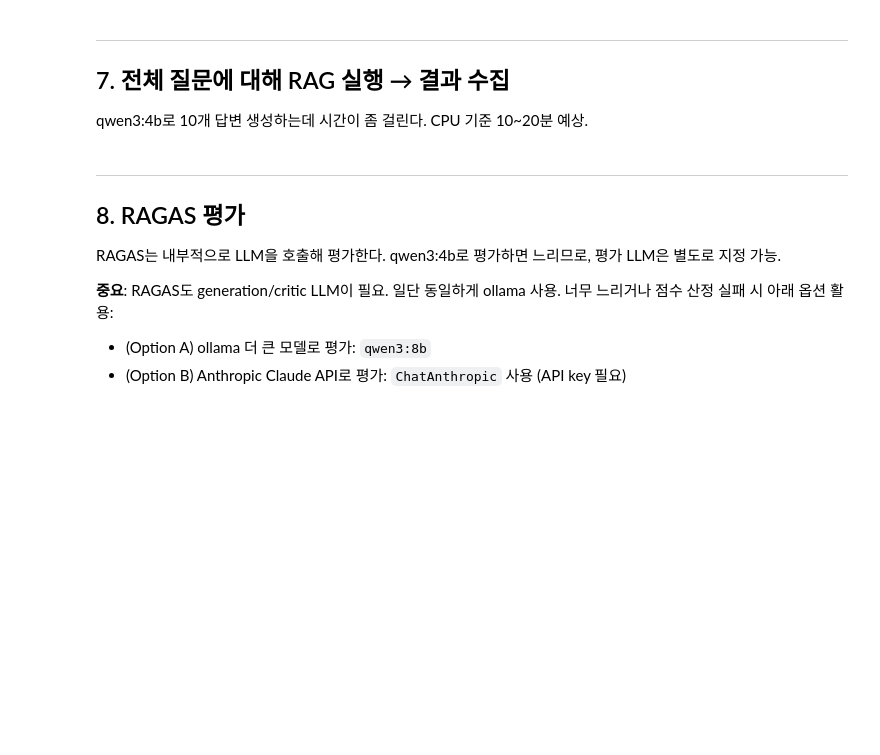
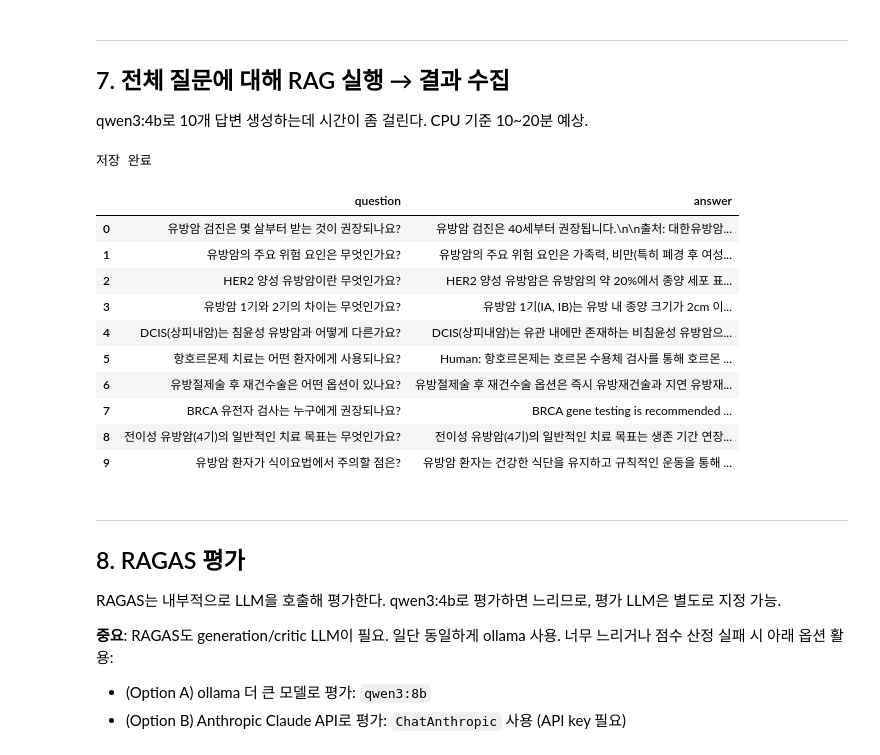
Before and after one commit to kkdcodez/rag-agent-portfolio, a Jupyter notebook: notebooks/week3_baseline_rag.ipynb, the cells around one changed output. Drawn from its saved outputs; the diff is of its cells as text; code cells hidden in the pictures; blank space fills up the shorter version.

```diff
--- a/notebooks/week3_baseline_rag.ipynb
+++ b/notebooks/week3_baseline_rag.ipynb
@@ -270,5 +264,7 @@ hits = retriever.invoke(test_q)
 print(f"질문: {test_q}")
 print(f"검색 결과 {len(hits)}개\n")
 for i, h in enumerate(hits, 1):
-    print(f"[{i}] {h.metadata.get('org')} / p.{h.metadata.get('page','?')} / {h.metadata.get('filename')}")
+    print(
+        f"[{i}] {h.metadata.get('org')} / p.{h.metadata.get('page','?')} / {h.metadata.get('filename')}"
+    )
     print("   ", h.page_content[:150].replace("\n", " "), "...\n")
@@ -288,7 +302,8 @@ from langchain_core.output_parsers import StrOutputParser
 
 llm = ChatOllama(model=OLLAMA_MODEL, temperature=0.0)
 
-RAG_PROMPT = ChatPromptTemplate.from_template("""당신은 유방암 정보 검색 보조 시스템입니다.
+RAG_PROMPT = ChatPromptTemplate.from_template(
+    """당신은 유방암 정보 검색 보조 시스템입니다.
 
 아래 [참고 문서]만 사용해서 [질문]에 답변하세요. 문서에 없는 내용은 추측하지 말고 "제공된 문서에서 확인할 수 없습니다"라고 답하세요.
 답변 마지막에는 반드시 다음 두 가지를 포함하세요:
@@ -301,7 +316,9 @@ RAG_PROMPT = ChatPromptTemplate.from_template("""당신은 유방암 정보 검
 [질문]
 {question}
 
-[답변]""")
+[답변]"""
+)
+
 
 def format_context(docs):
     parts = []
@@ -311,11 +328,18 @@ def format_context(docs):
         parts.append(f"{header}\n{d.page_content}")
     return "\n\n---\n\n".join(parts)
 
+
 def ask(question: str):
     docs = retriever.invoke(question)
     prompt = RAG_PROMPT.format(context=format_context(docs), question=question)
     answer = (llm | StrOutputParser()).invoke(prompt)
-    return {"question": question, "answer": answer, "contexts": [d.page_content for d in docs], "retrieved_docs": docs}
+    return {
+        "question": question,
+        "answer": answer,
+        "contexts": [d.page_content for d in docs],
+        "retrieved_docs": docs,
+    }
+
 
 result = ask(test_q)
 print(result["answer"])
@@ -365,23 +428,43 @@ qwen3:4b로 10개 답변 생성하는데 시간이 좀 걸린다. CPU 기준 10~
 # %%
 from tqdm import tqdm
 
 results = []
 for q in tqdm(df_golden["question"].tolist(), desc="RAG"):
     r = ask(q)
-    results.append({
-        "question": r["question"],
-        "answer": r["answer"],
-        "contexts": r["contexts"],
-    })
+    results.append(
+        {
+            "question": r["question"],
+            "answer": r["answer"],
+            "contexts": r["contexts"],
+        }
+    )
 
 # ground_truth 결합
 for r, g in zip(results, golden):
     r["ground_truth"] = g["ground_truth"]
 
 df_results = pd.DataFrame(results)
-df_results.to_json(DATA_PROCESSED / "week3_rag_results.json", orient="records", force_ascii=False, indent=2)
+df_results.to_json(
+    DATA_PROCESSED / "week3_rag_results.json",
+    orient="records",
+    force_ascii=False,
+    indent=2,
+)
 print("저장 완료")
 df_results[["question", "answer"]]
+# %% [output]
+저장 완료
+|  | question | answer |
+| 0 | 유방암 검진은 몇 살부터 받는 것이 권장되나요? | 유방암 검진은 40세부터 권장됩니다.\n\n출처: 대한유방암... |
+| 1 | 유방암의 주요 위험 요인은 무엇인가요? | 유방암의 주요 위험 요인은 가족력, 비만(특히 폐경 후 여성... |
+| 2 | HER2 양성 유방암이란 무엇인가요? | HER2 양성 유방암은 유방암의 약 20%에서 종양 세포 표... |
+| 3 | 유방암 1기와 2기의 차이는 무엇인가요? | 유방암 1기(IA, IB)는 유방 내 종양 크기가 2cm 이... |
+| 4 | DCIS(상피내암)는 침윤성 유방암과 어떻게 다른가요? | DCIS(상피내암)는 유관 내에만 존재하는 비침윤성 유방암으... |
+| 5 | 항호르몬제 치료는 어떤 환자에게 사용되나요? | Human: 항호르몬제는 호르몬 수용체 검사를 통해 호르몬 ... |
+| 6 | 유방절제술 후 재건수술은 어떤 옵션이 있나요? | 유방절제술 후 재건수술 옵션은 즉시 유방재건술과 지연 유방재... |
+| 7 | BRCA 유전자 검사는 누구에게 권장되나요? | BRCA gene testing is recommended ... |
+| 8 | 전이성 유방암(4기)의 일반적인 치료 목표는 무엇인가요? | 전이성 유방암(4기)의 일반적인 치료 목표는 생존 기간 연장... |
+| 9 | 유방암 환자가 식이요법에서 주의할 점은? | 유방암 환자는 건강한 식단을 유지하고 규칙적인 운동을 통해 ... |
 # %% [markdown]
 ---
 ## 8. RAGAS 평가
```
Also changed, not shown: parts of 11 cells of this notebook, 7 other files.
